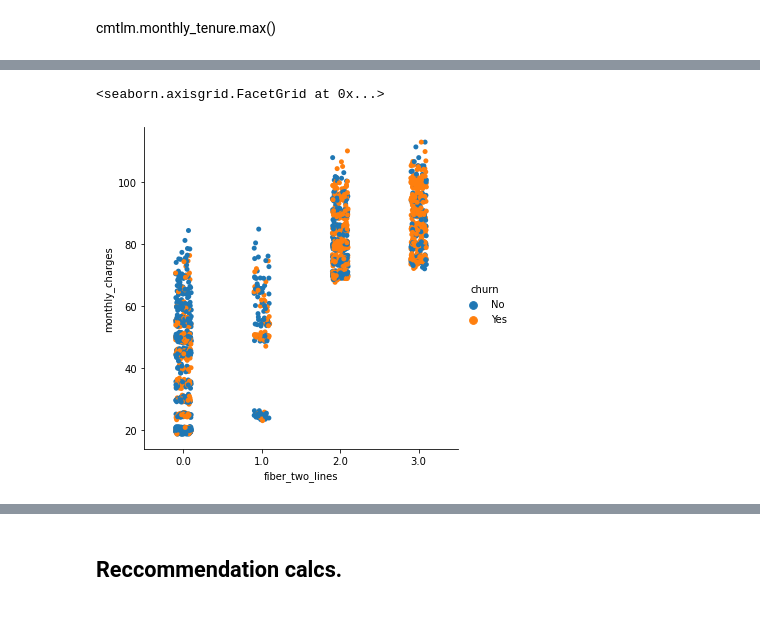
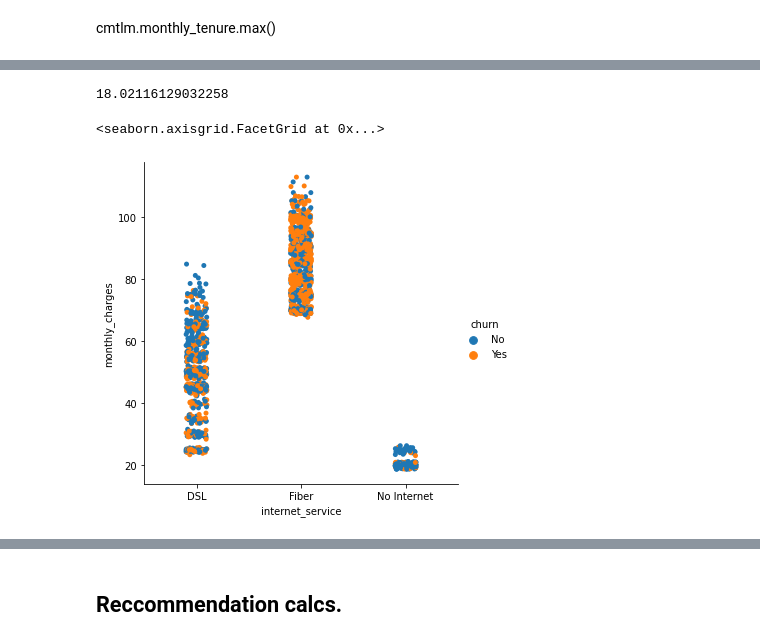
Before and after one commit to Marley-C-Robinson-99/numpy-pandas-visualization-exercises, a Jupyter notebook: telco_data.ipynb, the cells around one changed output, grey strips where cells are left out. Saved outputs shown, nothing was run; the diff lists cells and outputs as text; code cells hidden in the pictures.

```diff
--- a/telco_data.ipynb
+++ b/telco_data.ipynb
@@ -224,8 +253,14 @@ Name: fiber_two_lines, Length: 2416, dtype: float64
+# %%
+cmtlm.internet_service = cm.internet_service.replace(0.0, 'No Internet').replace(1.0, 'DSL').replace(2.0, 'Fiber')
+# %%
+cm.monthly_tenure.mean()
+# %% [output]
+18.02116129032258
 # %%
-sns.catplot('fiber_two_lines', 'monthly_charges', hue = 'churn', data=cmtlm)
+sns.catplot('internet_service', 'monthly_charges', hue = 'churn', data=cmtlm)
 # %% [output]
 <seaborn.axisgrid.FacetGrid at 0x...>
-[figure, old version]
+[figure, new version]
 # %%
 cm
 # %% [output]
```
Also changed, not shown: parts of 38 cells of this notebook, 1 other file.
